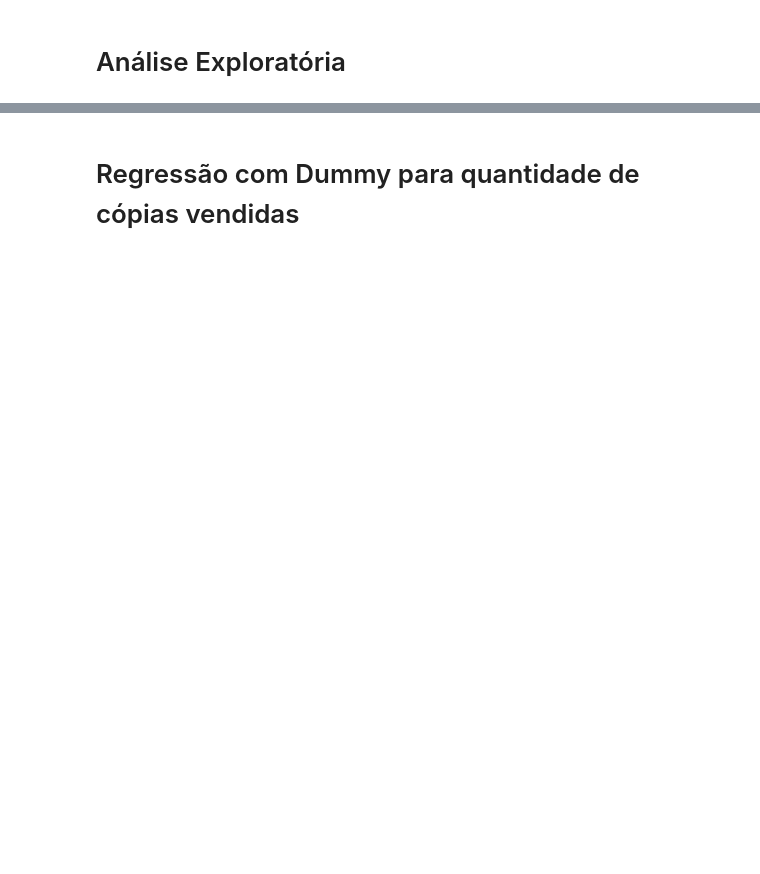
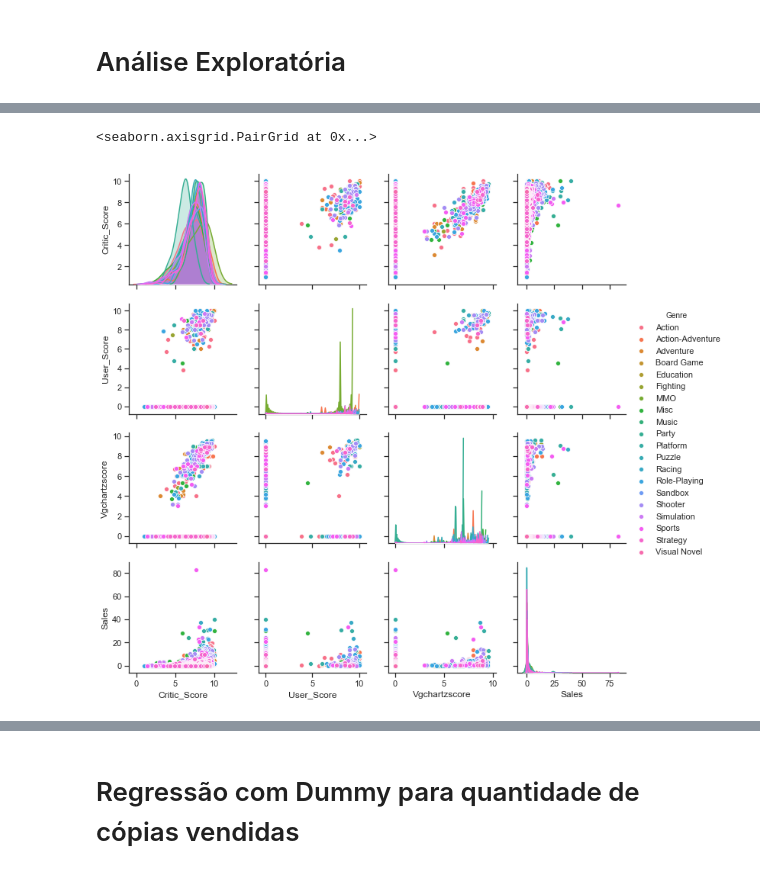
Before and after one commit to fernandocfbf/game-market-analysis-using-ml, a Jupyter notebook: P3 - Ciedados.ipynb, the cells around one changed output, grey strips where cells are left out. Cells and saved outputs as stored; diff of their text form; code cells hidden in the pictures; blank space fills up the shorter version.

```diff
--- a/P3 - Ciedados.ipynb
+++ b/P3 - Ciedados.ipynb
@@ -76,9 +81,12 @@ x_vars = ['Critic_Score',
        'User_Score','Vgchartzscore','Sales']
 y_vars = x_vars
 # %%
-#sns.set(style="ticks")
+sns.set(style="ticks")
 
-#sns.pairplot(dados, hue="Genre", x_vars=x_vars, y_vars=y_vars)
+sns.pairplot(dados, hue="Genre", x_vars=x_vars, y_vars=y_vars)
+# %% [output]
+<seaborn.axisgrid.PairGrid at 0x...>
+[figure, added]
 # %%
 #sns.pairplot(dados, hue="Genre", kind="reg", x_vars=x_vars, y_vars=y_vars)
 # %%
```
Also changed, not shown: parts of 17 cells of this notebook.
